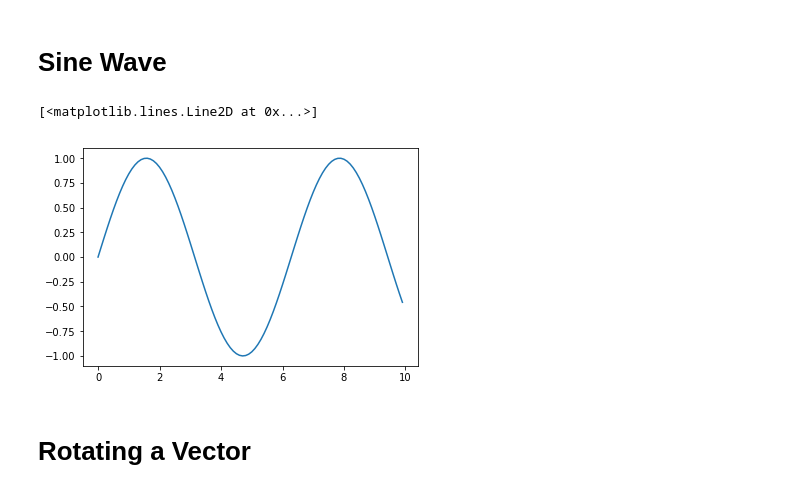
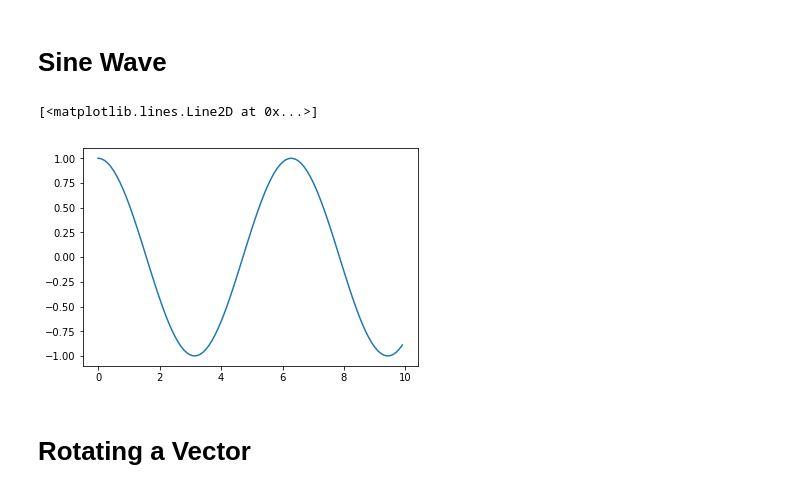
Before and after one commit to thomas-haslwanter/statsintro_python, a Jupyter notebook: ipynb/2_gettingStarted.ipynb, the cells around one changed output. Drawn from its saved outputs; the diff is of its cells as text; code cells hidden in the pictures.

```diff
--- a/ipynb/2_gettingStarted.ipynb
+++ b/ipynb/2_gettingStarted.ipynb
@@ -63,16 +63,16 @@ savetxt(outFile, vstack([t,x]).T)
 # %%
 # Read the data into a different variable
 inData = loadtxt(outFile)
 t2 = inData[:,0] # Note that Python starts at "0"!
 x2 = inData[:,1]
 
 # Note: Python used (...) for function arguments, and [...] for indexing.
 
 # Plot the data
-plot(t,sin(t))
+plot(t,cos(t))
 # %% [output]
 [<matplotlib.lines.Line2D at 0x...>]
-[figure, old version]
+[figure, new version]
 # %% [markdown]
 # Rotating a Vector
 # %% [markdown]
```
Also changed, not shown: 2 other files.
